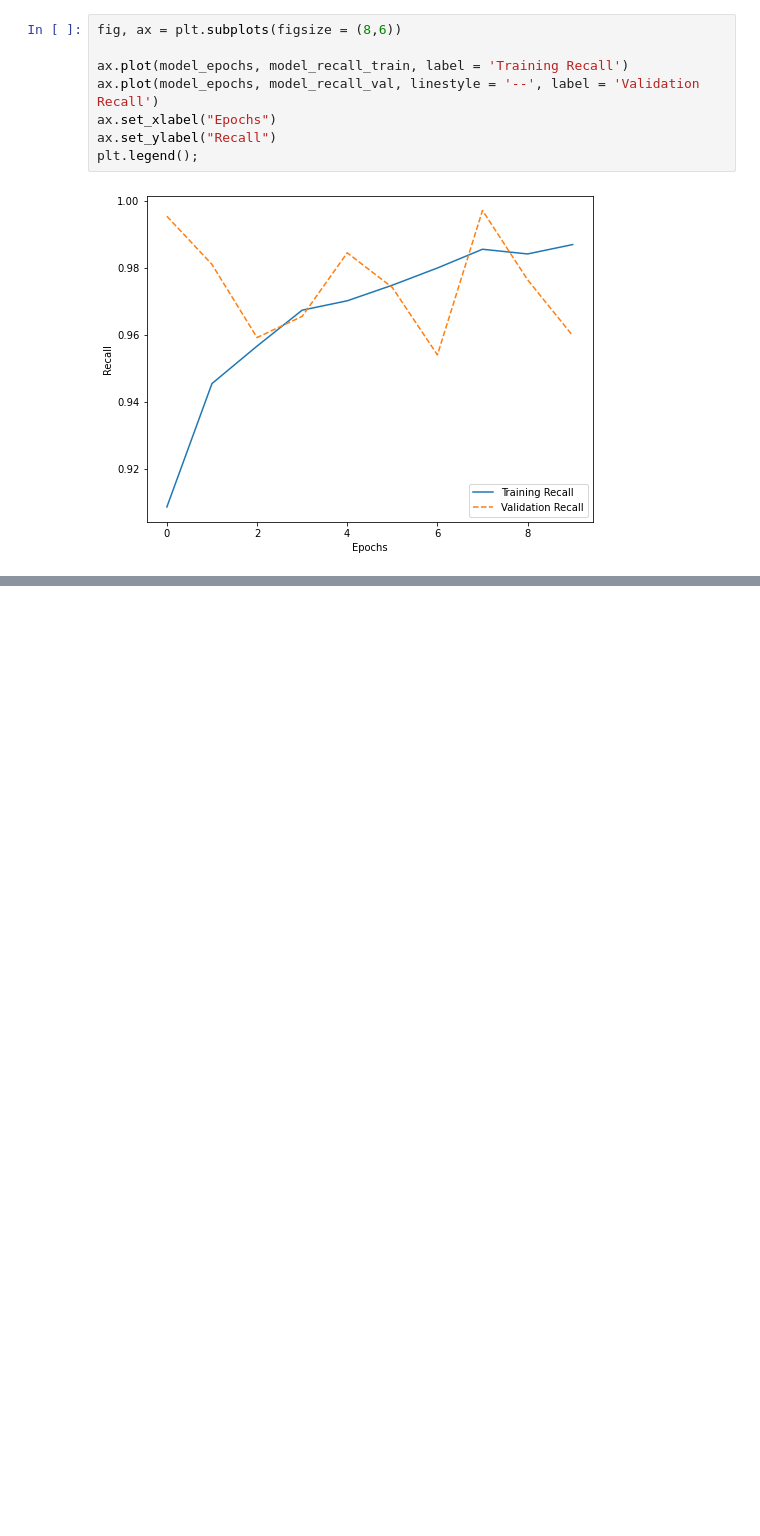
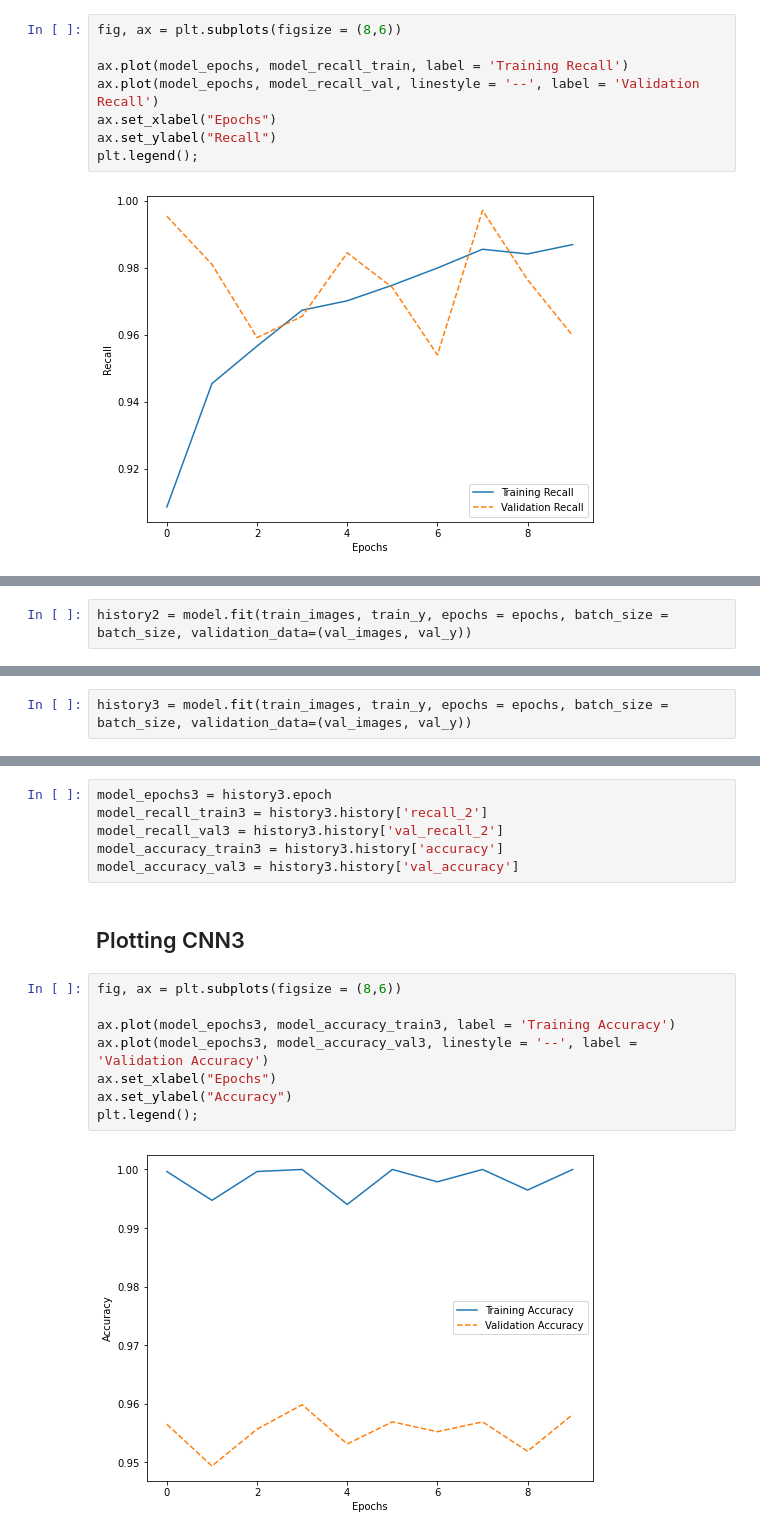
Before and after one commit to Luv2bnanook44/flatiron_phase4_project, a Jupyter notebook: notebooks/svitlana_notebook.ipynb, the cells around one changed output, grey strips where cells are left out. Cells and saved outputs as stored; diff of their text form; blank space fills up the shorter version.

Commit message:
more modeling

```diff
--- a/notebooks/svitlana_notebook.ipynb
+++ b/notebooks/svitlana_notebook.ipynb
@@ -288,0 +310,2 @@ plt.legend();
+# %%
+history2 = model.fit(train_images, train_y, epochs = epochs, batch_size = batch_size, validation_data=(val_images, val_y))
@@ -288,0 +357,2 @@ plt.legend();
+# %%
+history3 = model.fit(train_images, train_y, epochs = epochs, batch_size = batch_size, validation_data=(val_images, val_y))
@@ -288,0 +384,18 @@ plt.legend();
+# %%
+model_epochs3 = history3.epoch
+model_recall_train3 = history3.history['recall_2']
+model_recall_val3 = history3.history['val_recall_2']
+model_accuracy_train3 = history3.history['accuracy']
+model_accuracy_val3 = history3.history['val_accuracy']
+# %% [markdown]
+## Plotting CNN3
+# %%
+fig, ax = plt.subplots(figsize = (8,6))
+
+ax.plot(model_epochs3, model_accuracy_train3, label = 'Training Accuracy')
+ax.plot(model_epochs3, model_accuracy_val3, linestyle = '--', label = 'Validation Accuracy')
+ax.set_xlabel("Epochs")
+ax.set_ylabel("Accuracy")
+plt.legend();
+# %% [output]
+[figure, added]
```
Also changed, not shown: parts of 9 cells of this notebook.
